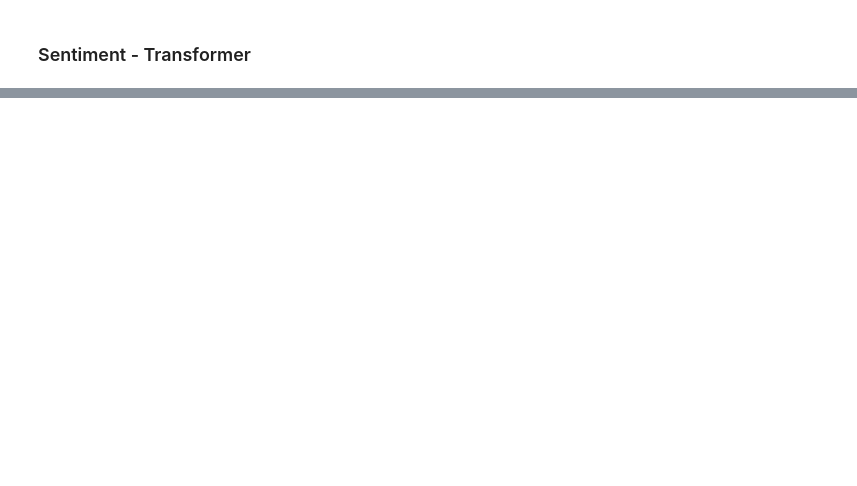
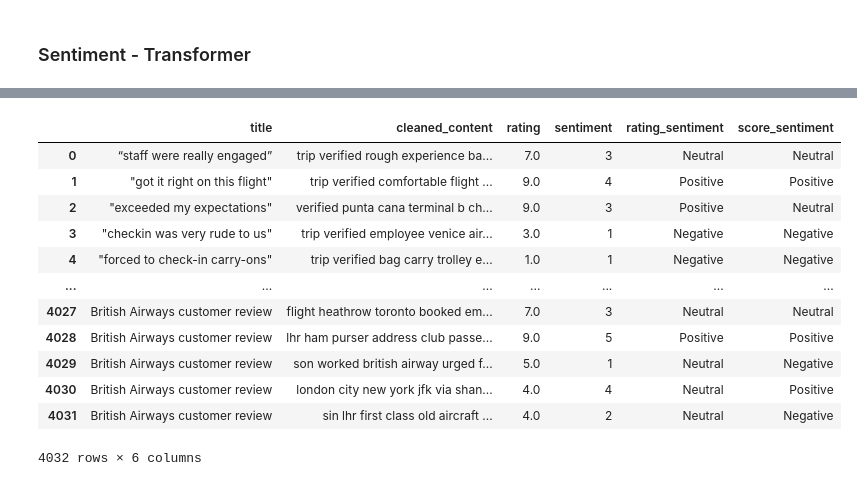
Before and after one commit to Jahdo-Codes/Real-World-Simulation-Projects, a Jupyter notebook: Forage /BA Job Simulation/BA reviews sentiment analysis.ipynb, the cells around one changed output, grey strips where cells are left out. Saved outputs shown, nothing was run; the diff lists cells and outputs as text; code cells hidden in the pictures; blank space fills up the shorter version.

```diff
--- a/Forage /BA Job Simulation/BA reviews sentiment analysis.ipynb
+++ b/Forage /BA Job Simulation/BA reviews sentiment analysis.ipynb
@@ -327,0 +306,16 @@ agreement_by_rating.plot(kind='bar')
+# %%
+sentiment_df
+# %% [output]
+|  | title | cleaned_content | rating | sentiment | rating_sentiment | score_sentiment |
+| 0 | “staff were really engaged” | trip verified rough experience ba... | 7.0 | 3 | Neutral | Neutral |
+| 1 | "got it right on this flight" | trip verified comfortable flight ... | 9.0 | 4 | Positive | Positive |
+| 2 | "exceeded my expectations" | verified punta cana terminal b ch... | 9.0 | 3 | Positive | Neutral |
+| 3 | "checkin was very rude to us" | trip verified employee venice air... | 3.0 | 1 | Negative | Negative |
+| 4 | "forced to check-in carry-ons" | trip verified bag carry trolley e... | 1.0 | 1 | Negative | Negative |
+| ... | ... | ... | ... | ... | ... | ... |
+| 4027 | British Airways customer review | flight heathrow toronto booked em... | 7.0 | 3 | Neutral | Neutral |
+| 4028 | British Airways customer review | lhr ham purser address club passe... | 9.0 | 5 | Positive | Positive |
+| 4029 | British Airways customer review | son worked british airway urged f... | 5.0 | 1 | Neutral | Negative |
+| 4030 | British Airways customer review | london city new york jfk via shan... | 4.0 | 4 | Neutral | Positive |
+| 4031 | British Airways customer review | sin lhr first class old aircraft ... | 4.0 | 2 | Neutral | Negative |
+4032 rows × 6 columns
```
Also changed, not shown: parts of 29 cells of this notebook, 1 other file.
